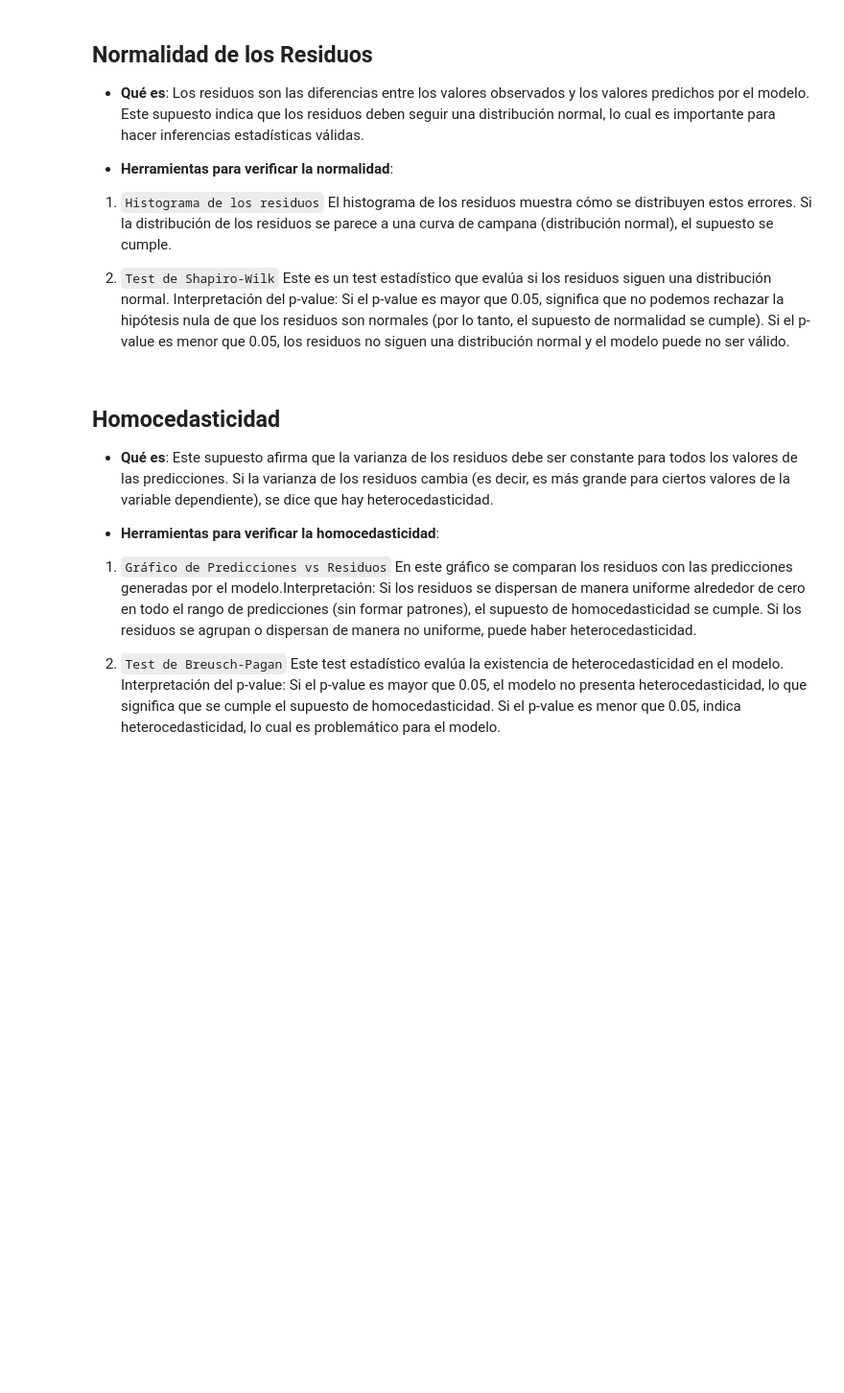
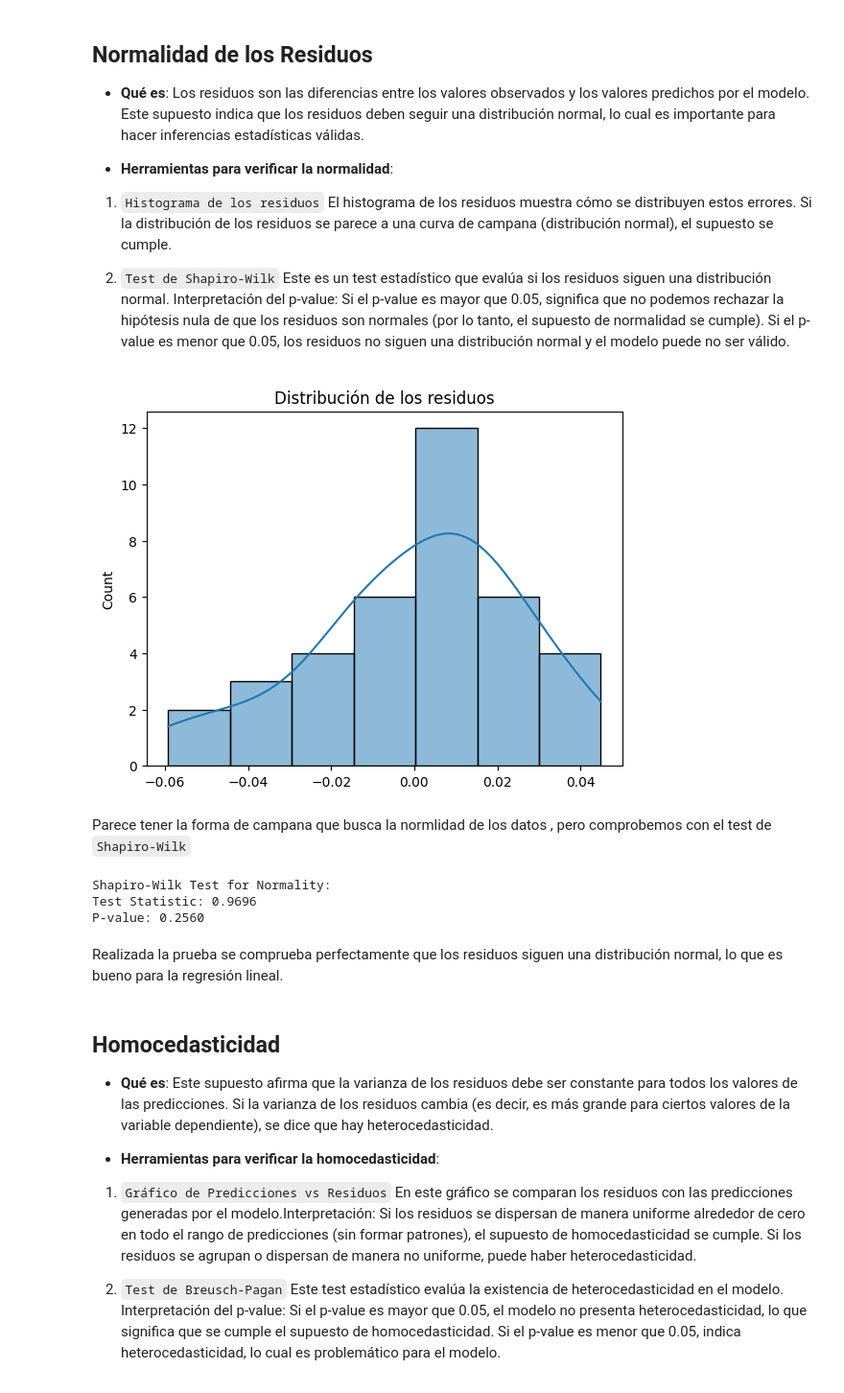
Before and after one commit to JabelResendiz/F1StatsLab, a Jupyter notebook: formula1/5analisis_supuestos.ipynb, the cells around one changed output. Shown at 96% size. Saved outputs shown, nothing was run; the diff lists cells and outputs as text; code cells hidden in the pictures; blank space fills up the shorter version.

```diff
--- a/formula1/5analisis_supuestos.ipynb
+++ b/formula1/5analisis_supuestos.ipynb
@@ -269,6 +299,33 @@ Este es un test estadístico que evalúa si los residuos siguen una distribució
 Interpretación del p-value:
 Si el p-value es mayor que 0.05, significa que no podemos rechazar la hipótesis nula de que los residuos son normales (por lo tanto, el supuesto de normalidad se cumple).
 Si el p-value es menor que 0.05, los residuos no siguen una distribución normal y el modelo puede no ser válido.
+# %%
+residuals = y_train - model.predict(X)
+sns.histplot(residuals, kde=True)
+plt.title('Distribución de los residuos')
+plt.show()
+# %% [output]
+[figure, added]
+# %% [markdown]
+Parece tener la forma de campana que busca la normlidad de los datos , pero comprobemos con el test de `Shapiro-Wilk`
+# %%
+from scipy.stats import shapiro
+
+residuals = model.resid  # En statsmodels, los residuos se obtienen así directamente
+
+# Aplicar el Test de Shapiro-Wilk
+shapiro_test = shapiro(residuals)
+
+# Mostrar resultados
+print("\nShapiro-Wilk Test for Normality:")
+print(f"Test Statistic: {shapiro_test.statistic:.4f}")
+print(f"P-value: {shapiro_test.pvalue:.4f}")
+# %% [output]
+Shapiro-Wilk Test for Normality:
+Test Statistic: 0.9696
+P-value: 0.2560
+# %% [markdown]
+Realizada la prueba se comprueba perfectamente que los residuos siguen una distribución normal, lo que es bueno para la regresión lineal.
 # %% [markdown]
 ## Homocedasticidad
 
```
Also changed, not shown: parts of 8 cells of this notebook, 1 other file.
